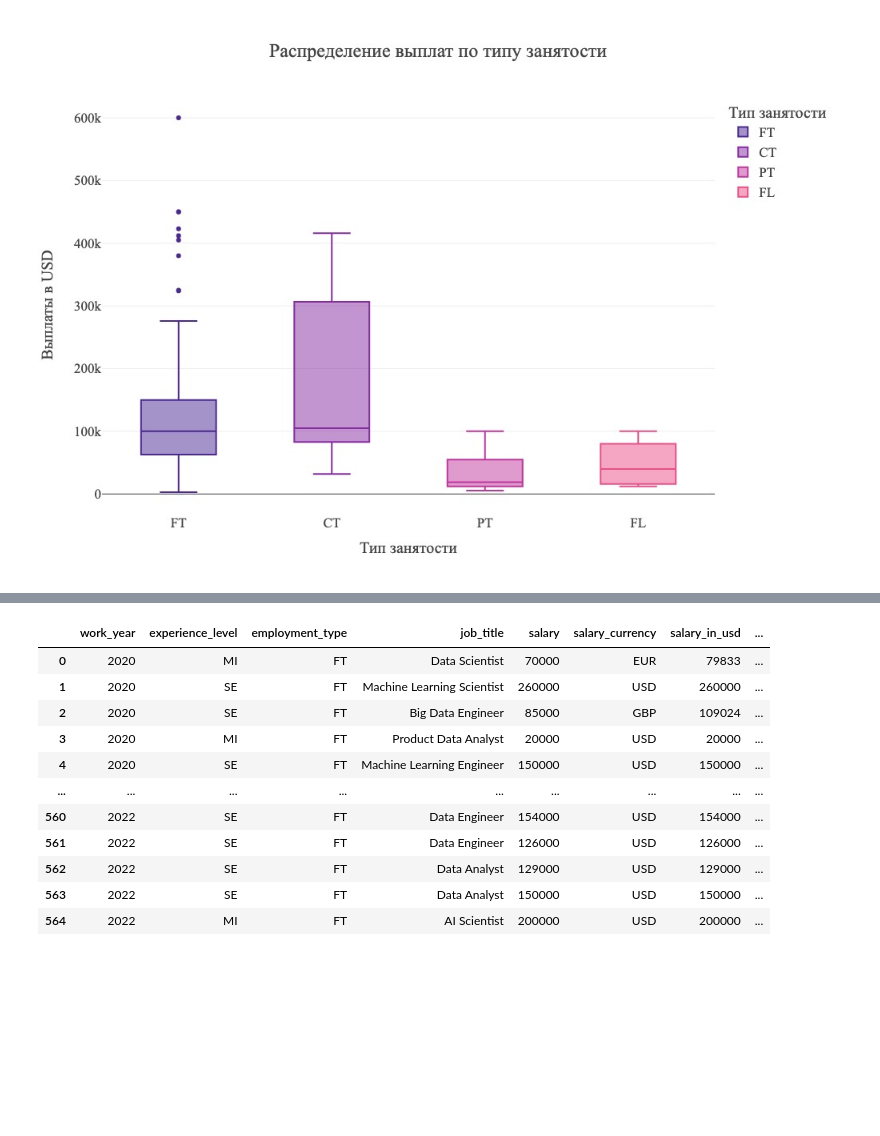
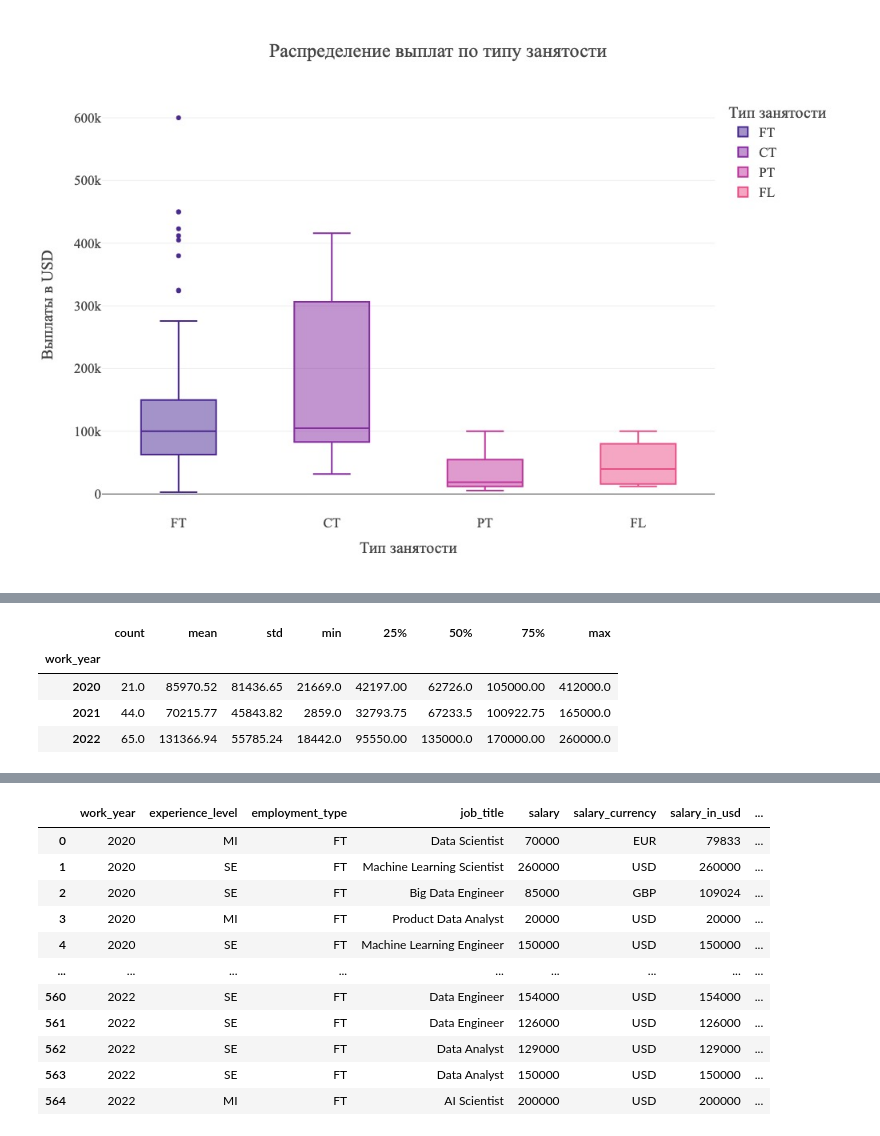
Before and after one commit to Serstefs/sfds, a Jupyter notebook: DS/EDA-4. Статистические тесты/Без названия.ipynb, the cells around one changed output, grey strips where cells are left out. Saved outputs shown, nothing was run; the diff lists cells and outputs as text; code cells hidden in the pictures; blank space fills up the shorter version.

```diff
--- a/DS/EDA-4. Статистические тесты/Без названия.ipynb
+++ b/DS/EDA-4. Статистические тесты/Без названия.ipynb
@@ -1772,0 +1691,8 @@ fig.show()
+# %%
+display(DS.groupby('work_year')['salary_in_usd'].describe().round(2))
+# %% [output]
+|  | count | mean | std | min | 25% | 50% | 75% | max |
+| work_year |  |  |  |  |  |  |  |  |
+| 2020 | 21.0 | 85970.52 | 81436.65 | 21669.0 | 42197.00 | 62726.0 | 105000.00 | 412000.0 |
+| 2021 | 44.0 | 70215.77 | 45843.82 | 2859.0 | 32793.75 | 67233.5 | 100922.75 | 165000.0 |
+| 2022 | 65.0 | 131366.94 | 55785.24 | 18442.0 | 95550.00 | 135000.0 | 170000.00 | 260000.0 |
```
Also changed, not shown: parts of 76 cells of this notebook, 1 other file.
